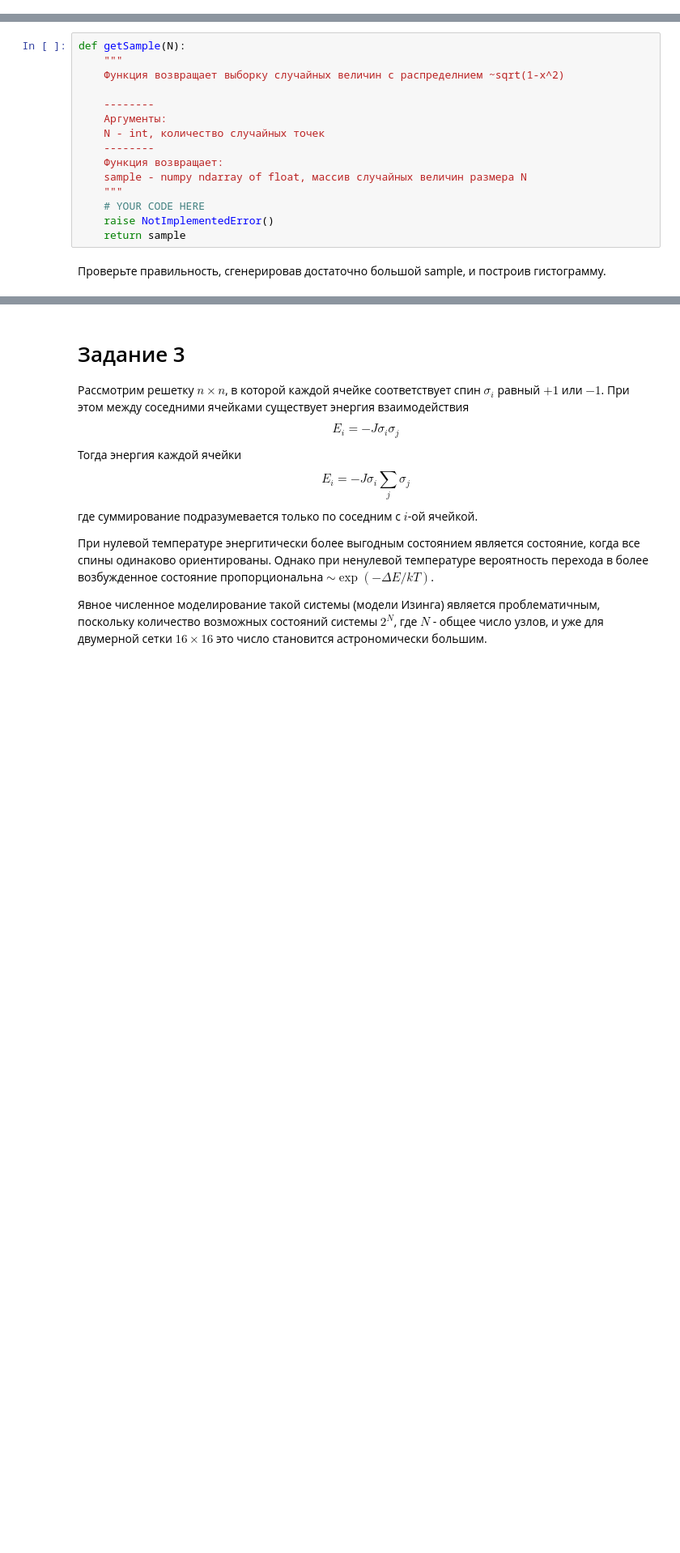
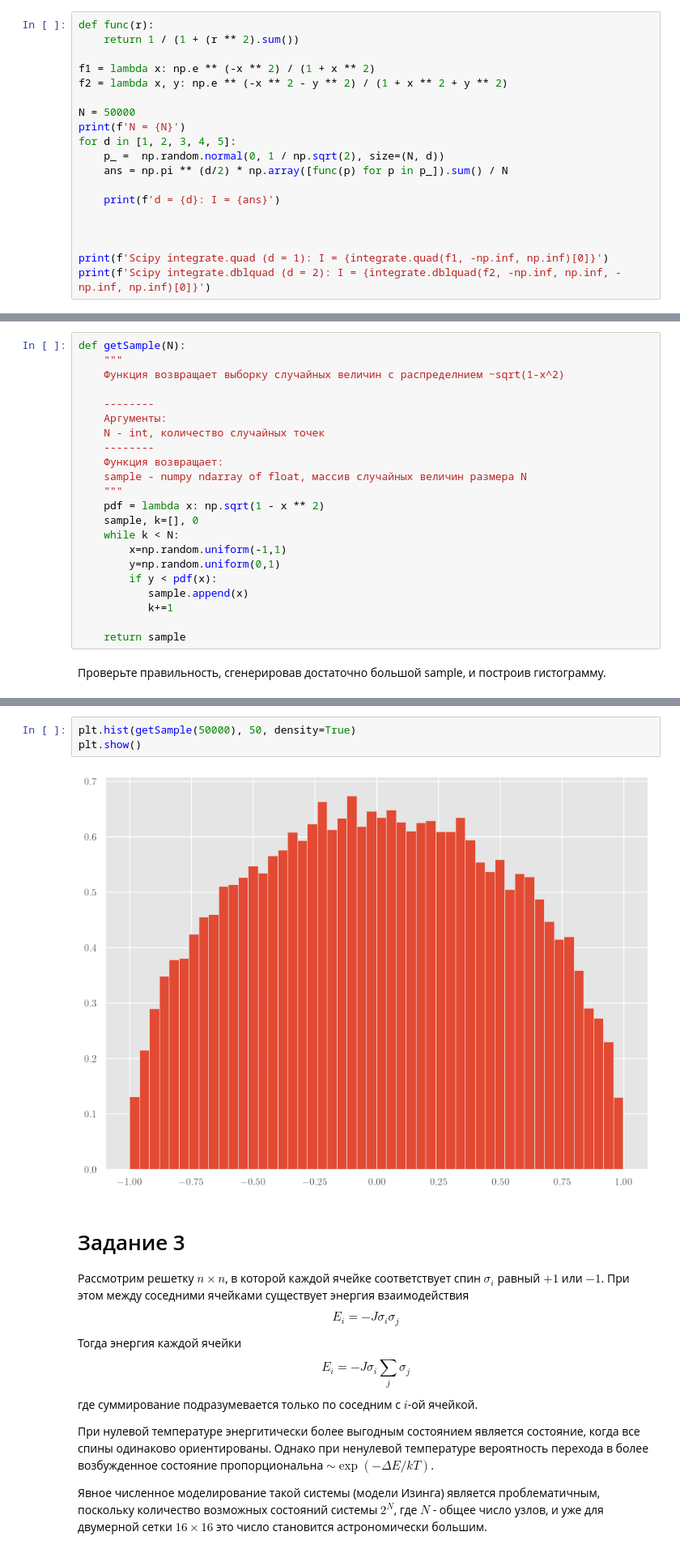
Before and after one commit to underham2ter/comp-phys, a Jupyter notebook: Monte-Carlo.ipynb, the cells around one changed output, grey strips where cells are left out. Shown at 81% size. Cells and saved outputs as stored; diff of their text form; blank space fills up the shorter version.

```diff
--- a/Monte-Carlo.ipynb
+++ b/Monte-Carlo.ipynb
@@ -171,0 +187,19 @@ raise NotImplementedError()
+# %%
+def func(r):
+    return 1 / (1 + (r ** 2).sum())
+
+f1 = lambda x: np.e ** (-x ** 2) / (1 + x ** 2)
+f2 = lambda x, y: np.e ** (-x ** 2 - y ** 2) / (1 + x ** 2 + y ** 2)
+
+N = 50000
+print(f'N = {N}')
+for d in [1, 2, 3, 4, 5]:
+    p_ =  np.random.normal(0, 1 / np.sqrt(2), size=(N, d))
+    ans = np.pi ** (d/2) * np.array([func(p) for p in p_]).sum() / N
+
+    print(f'd = {d}: I = {ans}')
+
+
+
+print(f'Scipy integrate.quad (d = 1): I = {integrate.quad(f1, -np.inf, np.inf)[0]}')
+print(f'Scipy integrate.dblquad (d = 2): I = {integrate.dblquad(f2, -np.inf, np.inf, -np.inf, np.inf)[0]}')
@@ -184,8 +227,15 @@ def getSample(N):
     Функция возвращает:
     sample - numpy ndarray of float, массив случайных величин размера N
     """
-    # YOUR CODE HERE
-    raise NotImplementedError()
+    pdf = lambda x: np.sqrt(1 - x ** 2)
+    sample, k=[], 0
+    while k < N:
+        x=np.random.uniform(-1,1)
+        y=np.random.uniform(0,1)
+        if y < pdf(x):
+           sample.append(x)
+           k+=1
+
     return sample
 # %% [markdown]
 Проверьте правильность, сгенерировав достаточно большой sample, и построив гистограмму.
@@ -195,3 +242,8 @@ raise NotImplementedError()
+# %%
+plt.hist(getSample(50000), 50, density=True)
+plt.show()
+# %% [output]
+[figure, added]
 # %% [markdown]
 # Задание 3
 
```
Also changed, not shown: parts of 27 cells of this notebook.
